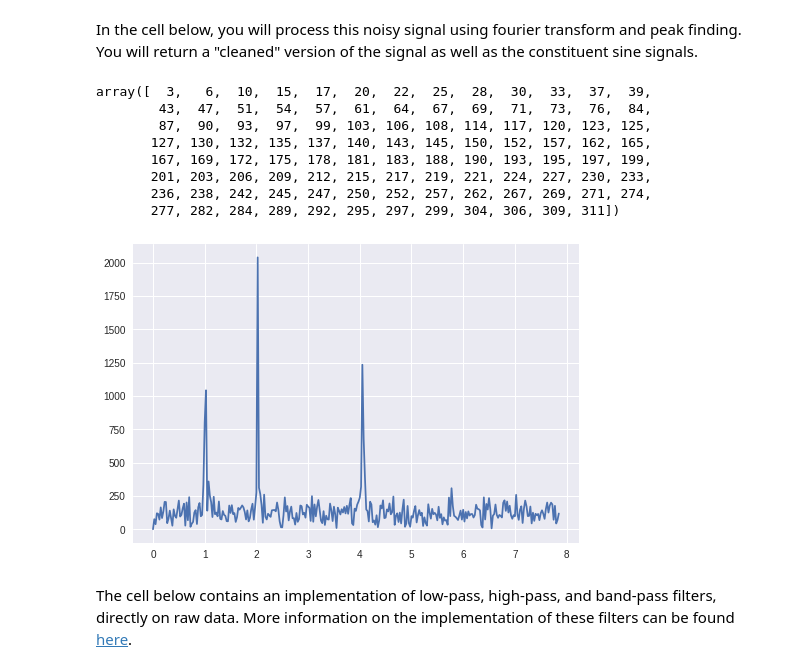
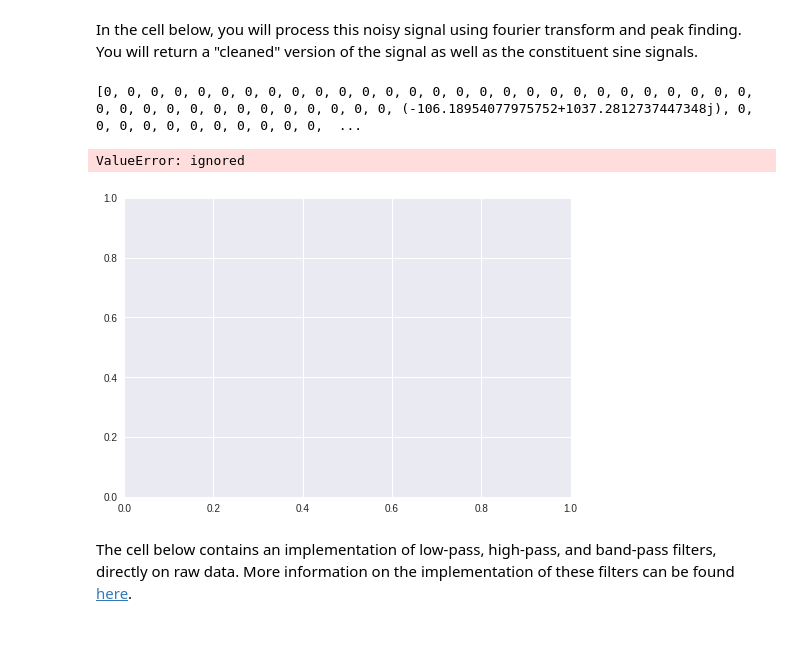
Before and after one commit to vishnurmurthy/Week2_public, a Jupyter notebook: 05_SignalCleanup.ipynb, the cells around one changed output. Cells and saved outputs as stored; diff of their text form; code cells hidden in the pictures; blank space fills up the shorter version.

```diff
--- a/05_SignalCleanup.ipynb
+++ b/05_SignalCleanup.ipynb
@@ -195,27 +195,23 @@ In the cell below, you will process this noisy signal using fourier transform an
 # %%
 # perform a fast fourier transform (use np.fft.rfft()), store the new x and y values, and plot these new values
 y_2 = y - np.mean(y)
 x_fourier = np.arange(len(x)//2+1)/40
 y_fourier = np.fft.rfft(y_2)
-plt.plot(x_fourier, np.abs(y_fourier))
+#plt.plot(x_fourier, np.abs(y_fourier))
 # identify the peaks of the transform (use peakutils.peak.indexes()) and confirm that these are reasonable peaks for the transform
-peaks = peakutils.peak.indexes(y_fourier)
-peaks
+peaks = peakutils.peak.indexes(np.abs(y_fourier))
+
 # filter the transform data by taking the transform values at each peak index while setting all other transform values to zero
-#y_filter = [0 for x in y_fourier if x not in peaks]
+y_filter = [y_fourier[temp] if temp in peaks else 0 for temp in range(len(y_fourier))]
+print(y_filter)
 # perform an inverse fast fourier transform (use np.fft.irfft()) and plot the "cleaned" signal
-#y_filter = np.fft.irfft(yfilter)
+y_filter = np.fft.irfft(y_filter)
 # repeat the last two steps for individual peak indexes to plot the constituent sine signals
+plt.plot(x_fourier, np.abs(y_filter))
 # %% [output]
-array([  3,   6,  10,  15,  17,  20,  22,  25,  28,  30,  33,  37,  39,
-        43,  47,  51,  54,  57,  61,  64,  67,  69,  71,  73,  76,  84,
-        87,  90,  93,  97,  99, 103, 106, 108, 114, 117, 120, 123, 125,
-       127, 130, 132, 135, 137, 140, 143, 145, 150, 152, 157, 162, 165,
-       167, 169, 172, 175, 178, 181, 183, 188, 190, 193, 195, 197, 199,
-       201, 203, 206, 209, 212, 215, 217, 219, 221, 224, 227, 230, 233,
-       236, 238, 242, 245, 247, 250, 252, 257, 262, 267, 269, 271, 274,
-       277, 282, 284, 289, 292, 295, 297, 299, 304, 306, 309, 311])
+[0, 0, 0, 0, 0, 0, 0, 0, 0, 0, 0, 0, 0, 0, 0, 0, 0, 0, 0, 0, 0, 0, 0, 0, 0, 0, 0, 0, 0, 0, 0, 0, 0, 0, 0, 0, 0, 0, 0, 0, 0, (-106.18954077975752+1037.2812737447348j), 0, 0, 0, 0, 0, 0, 0, 0, 0, 0, 0,  ...
+ValueError: ignored
-[figure, old version]
+[figure, new version]
 # %% [markdown]
 The cell below contains an implementation of low-pass, high-pass, and band-pass filters, directly on raw data. More information on the implementation of these filters can be found [here](https://plot.ly/python/fft-filters/#lowpass-filter).
 # %%
```
